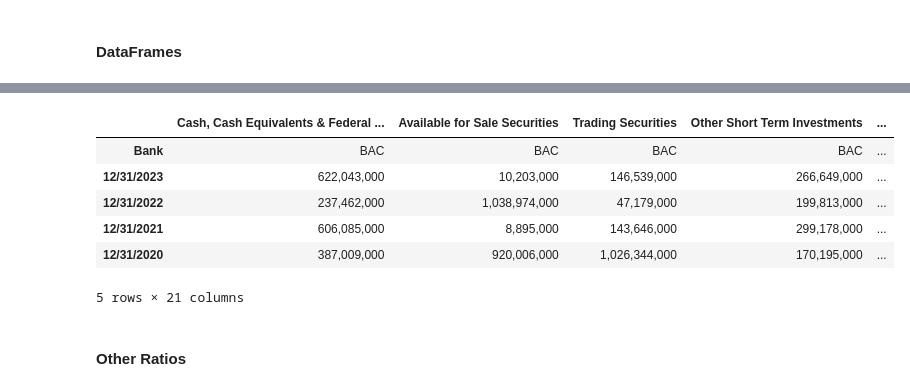
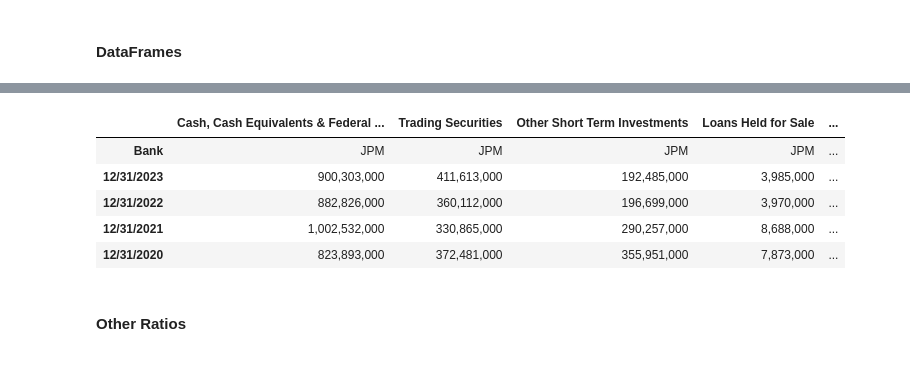
Before and after one commit to su-mana-s/Banking-and-Finance, a Jupyter notebook: src/models/risk_n_compliance.ipynb, the cells around one changed output, grey strips where cells are left out. Cells and saved outputs as stored; diff of their text form; code cells hidden in the pictures.

```diff
--- a/src/models/risk_n_compliance.ipynb
+++ b/src/models/risk_n_compliance.ipynb
@@ -28,7 +28,7 @@ import pandas as pd
 # %% [markdown]
 ## Basic Stats Analysis
 # %%
-df = pd.read_csv("../../data/raw/fin_statements/bofa_bs.csv")
+df = pd.read_csv("../../data/raw/fin_statements/jpm_bs.csv")
 # %%
 df.head(10)
 """Last col -20 is all wrong, actually -grey cols"""
@@ -37,22 +37,24 @@ df.head(10)
 # %% [markdown]
 ### Liquidity
 # %%
-ca = ['Cash, Cash Equivalents & Federal Funds Sold',  'Available for Sale Securities',
+ca = ['Cash, Cash Equivalents & Federal Funds Sold',
       'Trading Securities', 'Other Short Term Investments', 'Loans Held for Sale', 'Accounts receivable',
-      'Other Receivables', 'Other Assets', 'Derivative Assets', 'Held To Maturity Securities']
+       'Other Assets', 'Consumer Loan', 'Held To Maturity Securities']
+#Consumer Loan , 'Held To Maturity Securities'
+
 
 # cce: 'Cash And Cash Equivalents', 'Cash', 'Cash And Due from Banks','Interest Bearing Deposits Assets', 'Money Market Investments',
 
  # this includes cash, cash eq, marketable securities, accs recievable
 # I am not really seeing prepaid expenses or inventory on the balance sheet - they all seem quick enough to me
 # or shld I split qa along trading securities, other short term inv, loans held for sale
-qa = ['Cash, Cash Equivalents & Federal Funds Sold', 'Available for Sale Securities',
+qa = ['Cash, Cash Equivalents & Federal Funds Sold',
       'Trading Securities', 'Accounts receivable']
+#, 'Available for Sale Securities'
 
 
-
-cl = ['Total Deposits','Federal Funds Purchased And Securities Sold Under Agreement To Repurchase', 'Current Accrued Expenses',
-      'Current Debt And Capital Lease Obligation', 'Trading Liabilities', 'Derivative Product Liabilities']
+cl = ['Total Deposits','Federal Funds Purchased And Securities Sold Under Agreement To Repurchase', 'Payables And Accrued Expenses',
+      'Current Debt And Capital Lease Obligation', 'Trading Liabilities']
 # ambiguous = derviative assets, HMS,
 # %% [markdown]
 #### Quick ratio & Current Ratio
@@ -62,11 +64,11 @@ def get_qancl(df): # all rows of quick a and curr liab, ca for all banks
     current_liabilities = []
     current_assets = []
     for idx, row in df.iterrows():
-        if row['Breakdown'] in qa:
+        if row['Tag'] in qa:
             quick_assets.append(row)
-        if row["Breakdown"] in cl:
+        if row["Tag"] in cl:
             current_liabilities.append(row)
-        if row["Breakdown"] in ca:
+        if row["Tag"] in ca:
             current_assets.append(row)
     return quick_assets, current_assets, current_liabilities
 
@@ -80,7 +82,7 @@ def get_qancl_yr(yr, bank, quick_assets, current_assets, current_liabilities): #
     for asset in quick_assets:
         if asset[1] == bank:
             # print(asset[yr])
-            val = int(asset[yr].replace(',', "").replace("-", "-1"))
+            val = int(asset[yr].replace(',', "").replace("--", "-1"))
             if val == -1:
                 for i in range(2, 6):
                     if i != yr:
@@ -90,18 +92,18 @@ def get_qancl_yr(yr, bank, quick_assets, current_assets, current_liabilities): #
 
 
     for lia in current_liabilities:
-        if asset[1] == bank:
-            val = int(lia[2].replace(',', "").replace("-", "-1"))
+        if lia[1] == bank:
+            val = int(lia[yr].replace(',', "").replace("--", "-1"))
             if val == -1:
                 for i in range(2, 6):
                     if i != yr:
-                        val += int(asset[i].replace(',', ""))
+                        val += int(lia[i].replace(',', ""))
                 val = val/3
             cl_yr += val
 
     for asset in current_assets:
         if asset[1] == bank:
-            val = int(asset[yr].replace(',', "").replace("-", "-1"))
+            val = int(asset[yr].replace(',', "").replace("--", "-1"))
             if val == -1:
                 for i in range(2, 6):
                     if i != yr:
@@ -158,35 +162,34 @@ for asset in ca:
 for l in cl:
     ndf.insert(ndf.shape[1], l, tdf[f"{l}"])
 # %%
-bank = 'BAC'
+bank = 'JPM'
 quick = [bank]
 curr = [bank]
 liab = [bank]
 qr = [bank]
 cr = [bank]
 for i in range(2, 6):
 
     q, a, l = get_qancl_yr(i, bank, quick_assets, current_assets, current_liabilities)
-    # print(q)
+    # print(q, a, l)
     quick.append(q)
     curr.append(a)
     liab.append(l)
     qr.append(q/l)
     cr.append(a/l)
 ndf.insert(ndf.shape[1], 'quickAssets', quick)
 ndf.insert(ndf.shape[1], 'currentAssets', curr)
 ndf.insert(ndf.shape[1], 'currentLiabilities', liab)
 ndf.insert(ndf.shape[1], 'quickRaito', qr)
 ndf.insert(ndf.shape[1], 'currentRatio', cr)
 ndf.head()
 # %% [output]
-|  | Cash, Cash Equivalents & Federal ... | Available for Sale Securities | Trading Securities | Other Short Term Investments | ... |
-| Bank | BAC | BAC | BAC | BAC | ... |
-| 12/31/2023 | 622,043,000 | 10,203,000 | 146,539,000 | 266,649,000 | ... |
-| 12/31/2022 | 237,462,000 | 1,038,974,000 | 47,179,000 | 199,813,000 | ... |
-| 12/31/2021 | 606,085,000 | 8,895,000 | 143,646,000 | 299,178,000 | ... |
-| 12/31/2020 | 387,009,000 | 920,006,000 | 1,026,344,000 | 170,195,000 | ... |
+|  | Cash, Cash Equivalents & Federal ... | Trading Securities | Other Short Term Investments | Loans Held for Sale | ... |
+| Bank | JPM | JPM | JPM | JPM | ... |
+| 12/31/2023 | 900,303,000 | 411,613,000 | 192,485,000 | 3,985,000 | ... |
+| 12/31/2022 | 882,826,000 | 360,112,000 | 196,699,000 | 3,970,000 | ... |
+| 12/31/2021 | 1,002,532,000 | 330,865,000 | 290,257,000 | 8,688,000 | ... |
+| 12/31/2020 | 823,893,000 | 372,481,000 | 355,951,000 | 7,873,000 | ... |
-5 rows × 21 columns
 # %% [markdown]
 #### Other Ratios
 # %%
```
Also changed, not shown: parts of 5 cells of this notebook, 12 other files.
